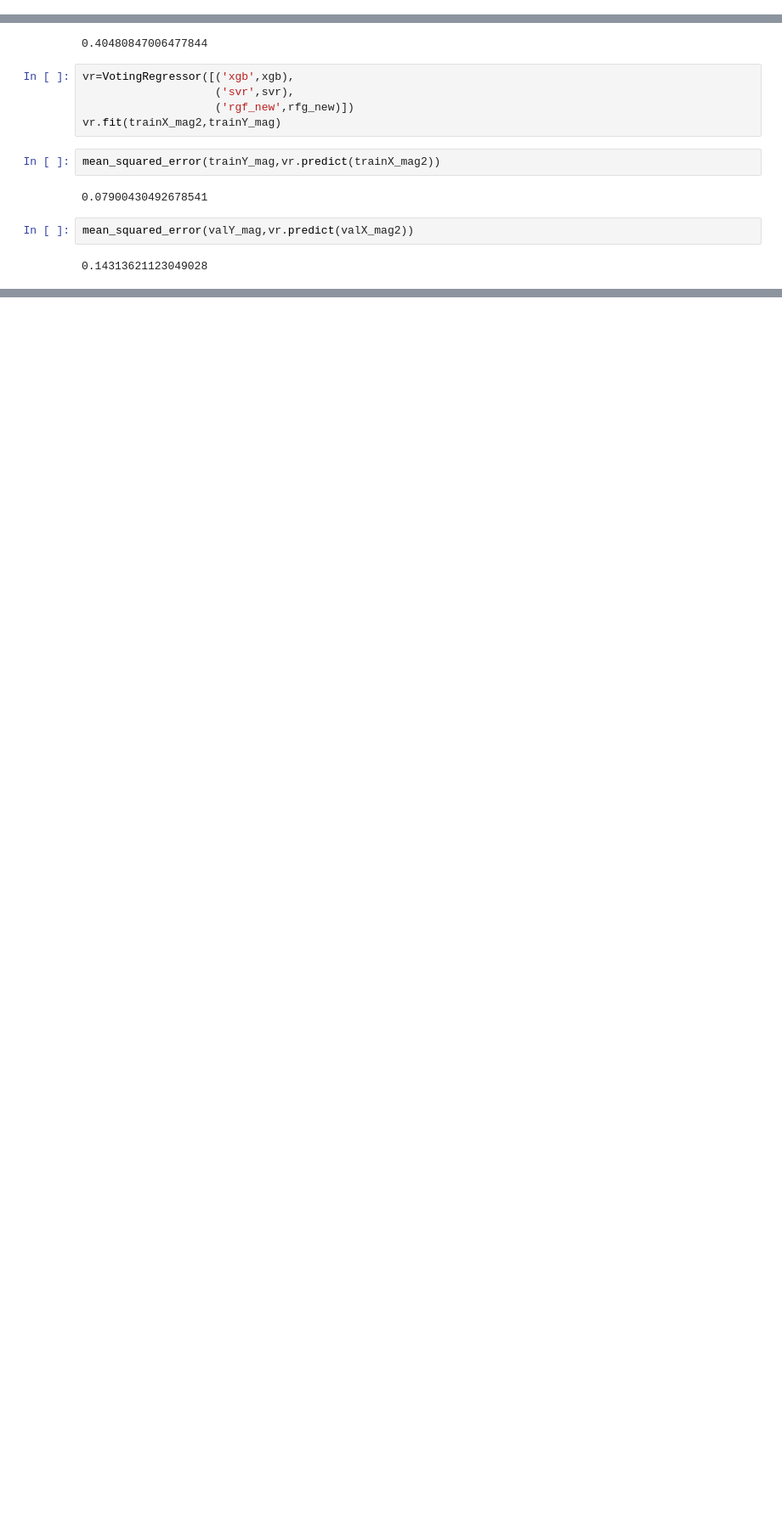
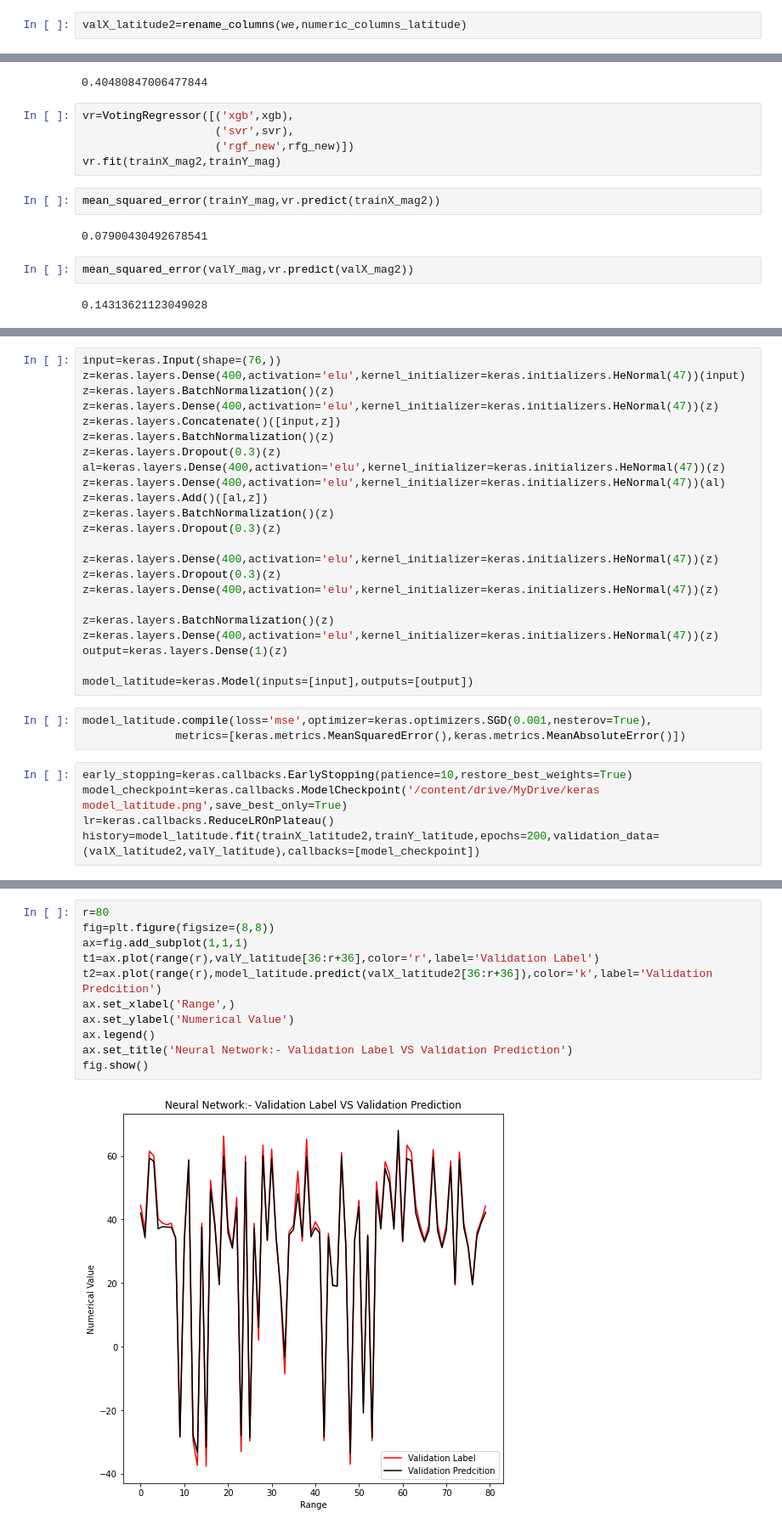
Before and after one commit to hungrycarpet/Quakedet, a Jupyter notebook: earthquake.ipynb, the cells around one changed output, grey strips where cells are left out. Shown at 85% size. Drawn from its saved outputs; the diff is of its cells as text; blank space fills up the shorter version.

```diff
--- a/earthquake.ipynb
+++ b/earthquake.ipynb
@@ -491,0 +687,2 @@ valX_mag2=rename_columns(we,numeric_columns_mag)
+# %%
+valX_latitude2=rename_columns(we,numeric_columns_latitude)
@@ -801 +1009,32 @@ print(valY_mag.iloc[30:40])
 Name: mag, dtype: float64
+# %%
+input=keras.Input(shape=(76,))
+z=keras.layers.Dense(400,activation='elu',kernel_initializer=keras.initializers.HeNormal(47))(input)
+z=keras.layers.BatchNormalization()(z)
+z=keras.layers.Dense(400,activation='elu',kernel_initializer=keras.initializers.HeNormal(47))(z)
+z=keras.layers.Concatenate()([input,z])
+z=keras.layers.BatchNormalization()(z)
+z=keras.layers.Dropout(0.3)(z)
+al=keras.layers.Dense(400,activation='elu',kernel_initializer=keras.initializers.HeNormal(47))(z)
+z=keras.layers.Dense(400,activation='elu',kernel_initializer=keras.initializers.HeNormal(47))(al)
+z=keras.layers.Add()([al,z])
+z=keras.layers.BatchNormalization()(z)
+z=keras.layers.Dropout(0.3)(z)
+
+z=keras.layers.Dense(400,activation='elu',kernel_initializer=keras.initializers.HeNormal(47))(z)
+z=keras.layers.Dropout(0.3)(z)
+z=keras.layers.Dense(400,activation='elu',kernel_initializer=keras.initializers.HeNormal(47))(z)
+
+z=keras.layers.BatchNormalization()(z)
+z=keras.layers.Dense(400,activation='elu',kernel_initializer=keras.initializers.HeNormal(47))(z)
+output=keras.layers.Dense(1)(z)
+
+model_latitude=keras.Model(inputs=[input],outputs=[output])
+# %%
+model_latitude.compile(loss='mse',optimizer=keras.optimizers.SGD(0.001,nesterov=True),
+              metrics=[keras.metrics.MeanSquaredError(),keras.metrics.MeanAbsoluteError()])
+# %%
+early_stopping=keras.callbacks.EarlyStopping(patience=10,restore_best_weights=True)
+model_checkpoint=keras.callbacks.ModelCheckpoint('/content/drive/MyDrive/keras model_latitude.png',save_best_only=True)
+lr=keras.callbacks.ReduceLROnPlateau()
+history=model_latitude.fit(trainX_latitude2,trainY_latitude,epochs=200,validation_data=(valX_latitude2,valY_latitude),callbacks=[model_checkpoint])
@@ -801,0 +1059,13 @@ Name: mag, dtype: float64
+# %%
+r=80
+fig=plt.figure(figsize=(8,8))
+ax=fig.add_subplot(1,1,1)
+t1=ax.plot(range(r),valY_latitude[36:r+36],color='r',label='Validation Label')
+t2=ax.plot(range(r),model_latitude.predict(valX_latitude2[36:r+36]),color='k',label='Validation Predcition')
+ax.set_xlabel('Range',)
+ax.set_ylabel('Numerical Value')
+ax.legend()
+ax.set_title('Neural Network:- Validation Label VS Validation Prediction')
+fig.show()
+# %% [output]
+[figure, added]
```
Also changed, not shown: parts of 48 cells of this notebook.
